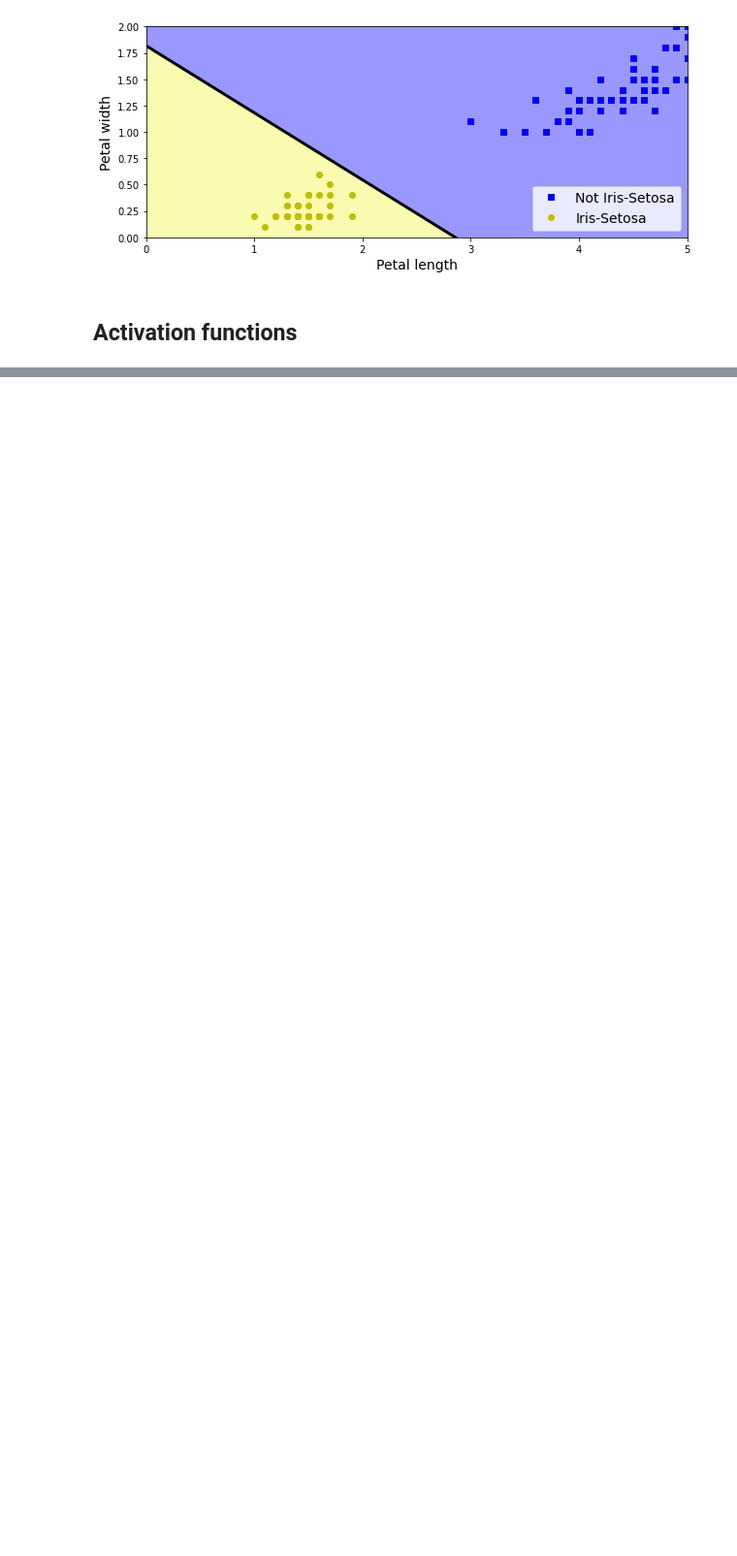
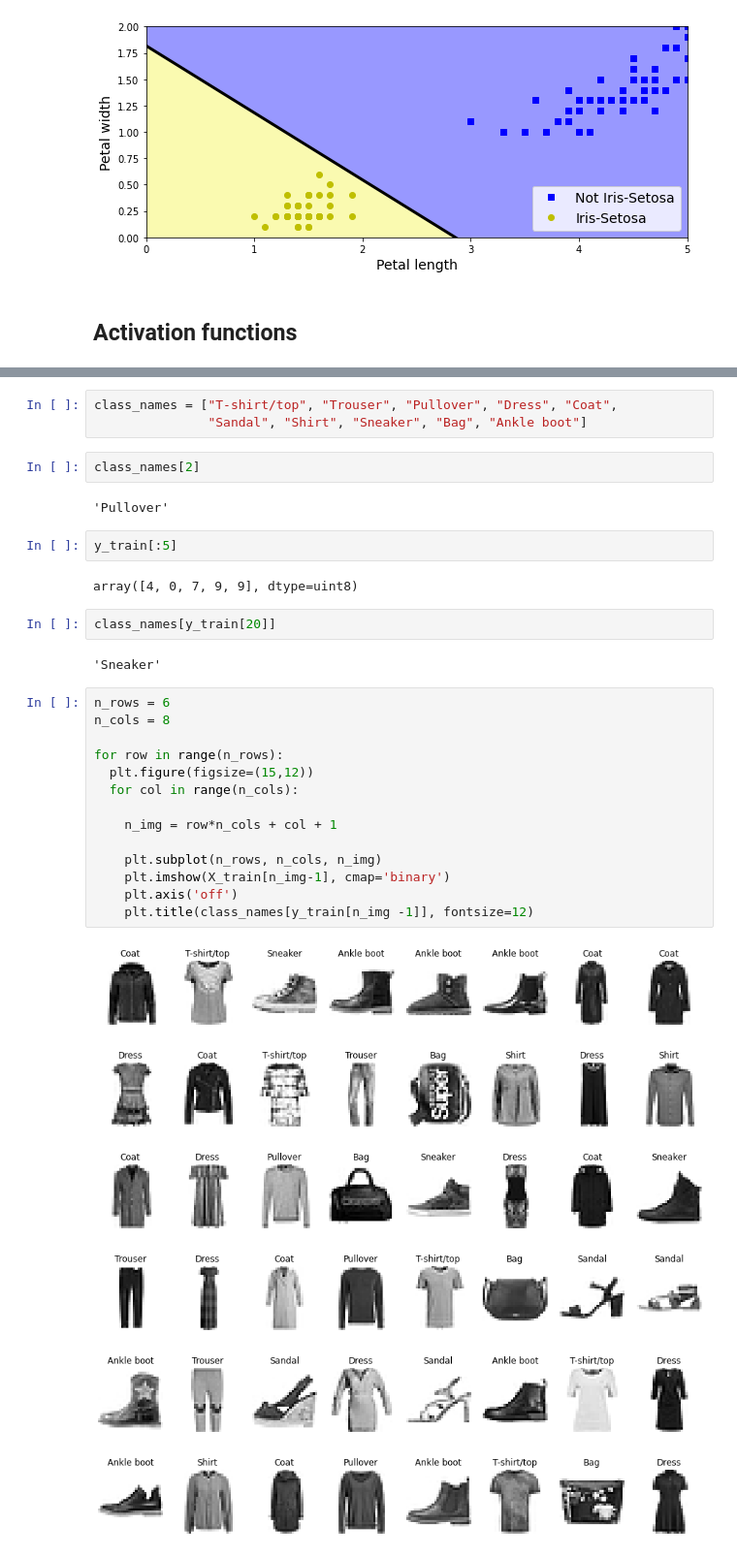
Before and after one commit to wanwanliang/ML_Practice, a Jupyter notebook: Neural_network_intro.ipynb, the cells around one changed output, grey strips where cells are left out. Shown at 97% size. Drawn from its saved outputs; the diff is of its cells as text; blank space fills up the shorter version.

```diff
--- a/Neural_network_intro.ipynb
+++ b/Neural_network_intro.ipynb
@@ -115,0 +170,36 @@ plt.axis([-5,5,-0.2,1.2])
+# %%
+class_names = ["T-shirt/top", "Trouser", "Pullover", "Dress", "Coat",
+               "Sandal", "Shirt", "Sneaker", "Bag", "Ankle boot"]
+# %%
+class_names[2]
+# %% [output]
+'Pullover'
+# %%
+y_train[:5]
+# %% [output]
+array([4, 0, 7, 9, 9], dtype=uint8)
+# %%
+class_names[y_train[20]]
+# %% [output]
+'Sneaker'
+# %%
+n_rows = 6
+n_cols = 8
+
+for row in range(n_rows):
+  plt.figure(figsize=(15,12))
+  for col in range(n_cols):
+
+    n_img = row*n_cols + col + 1
+
+    plt.subplot(n_rows, n_cols, n_img)
+    plt.imshow(X_train[n_img-1], cmap='binary')
+    plt.axis('off')
+    plt.title(class_names[y_train[n_img -1]], fontsize=12)
+# %% [output]
+[figure, added]
+[figure, added]
+[figure, added]
+[figure, added]
+[figure, added]
+[figure, added]
```
Also changed, not shown: parts of 13 cells of this notebook.
